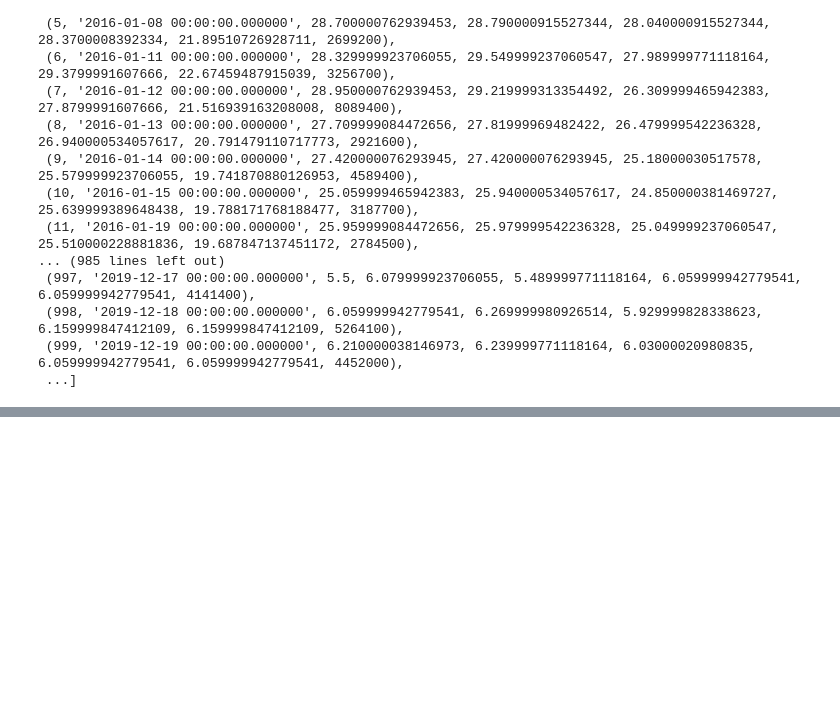
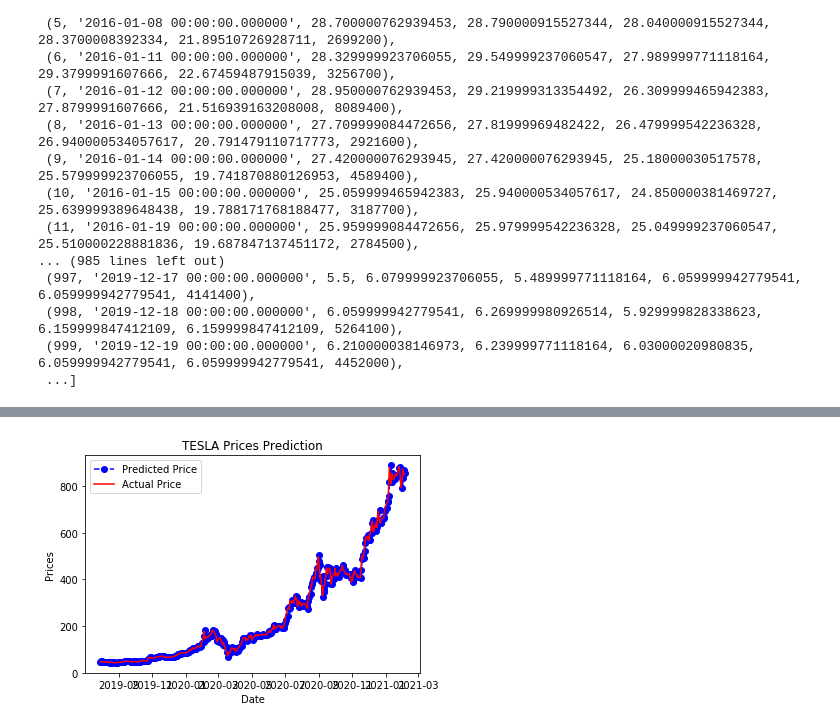
Before and after one commit to jeremychiaa/TSLA-stock-price-analysis-predictive-modelling, a Jupyter notebook: scripts/yahoo_scrape.ipynb, the cells around one changed output, grey strips where cells are left out. Saved outputs shown, nothing was run; the diff lists cells and outputs as text; code cells hidden in the pictures; blank space fills up the shorter version.

```diff
--- a/scripts/yahoo_scrape.ipynb
+++ b/scripts/yahoo_scrape.ipynb
@@ -160,0 +208,11 @@ engine.execute("SELECT * FROM GME").fetchall()
+# %%
+test_set_range = tsla_data[int(len(tsla_data)*0.7):].index
+plt.plot(test_set_range, model_predictions, color='blue', marker='o', linestyle='dashed',label='Predicted Price')
+plt.plot(test_set_range, test_data, color='red', label='Actual Price')
+plt.title('TESLA Prices Prediction')
+plt.xlabel('Date')
+plt.ylabel('Prices')
+plt.legend()
+plt.show()
+# %% [output]
+[figure, added]
```
Also changed, not shown: parts of 5 cells of this notebook, 2 other files.
